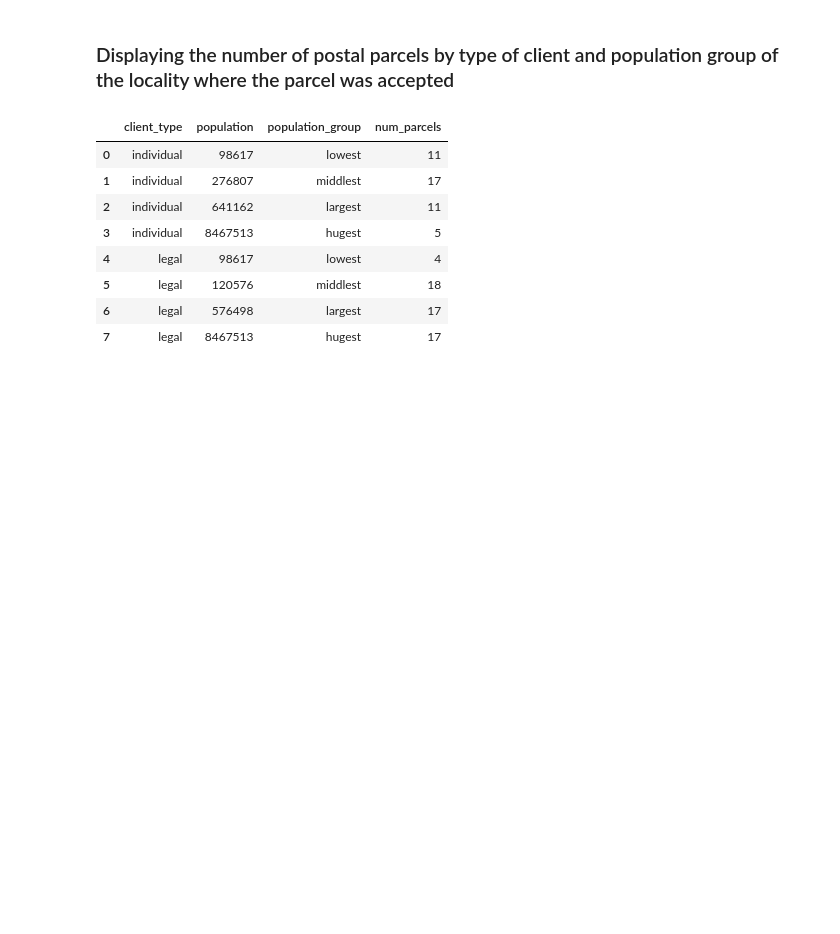
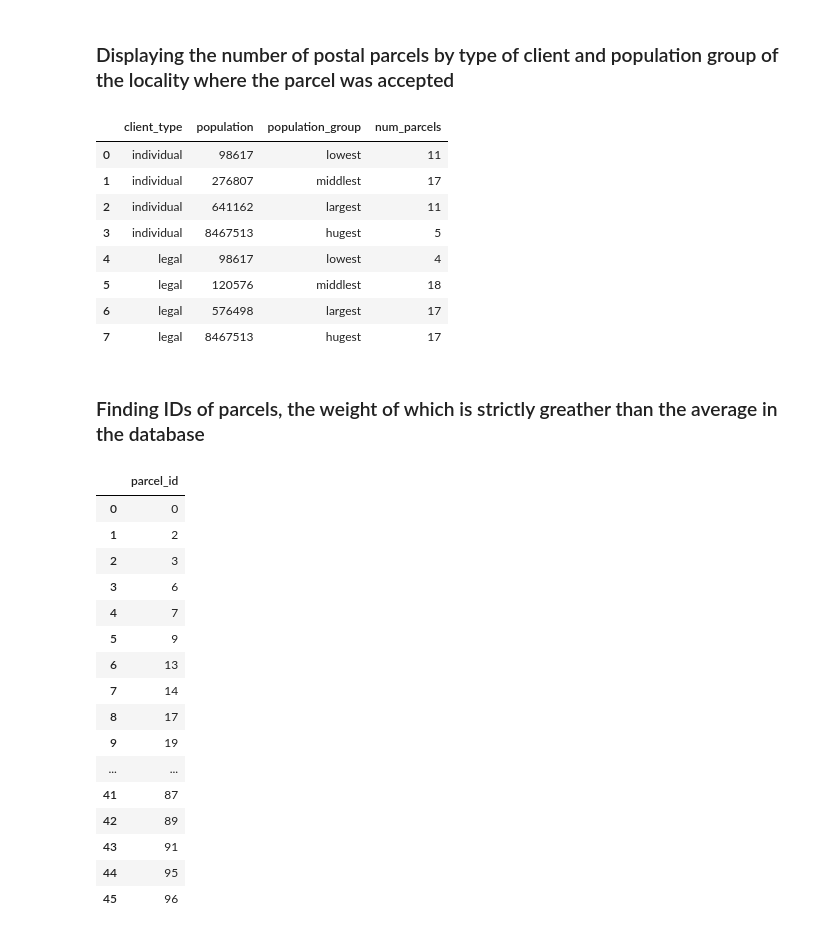
Before and after one commit to BernartGuddiny/postal_parcels, a Jupyter notebook: project_percels.ipynb, the cells around one changed output. Drawn from its saved outputs; the diff is of its cells as text; code cells hidden in the pictures; blank space fills up the shorter version.

```diff
--- a/project_percels.ipynb
+++ b/project_percels.ipynb
@@ -274,3 +274,30 @@ select(sql)
 | 5 | legal | 120576 | middlest | 18 |
 | 6 | legal | 576498 | largest | 17 |
 | 7 | legal | 8467513 | hugest | 17 |
+# %% [markdown]
+### Finding IDs of parcels, the weight of which is strictly greather than the average in the database
+# %%
+sql = ''' select parcel_id
+          from parcel_aggr
+          where weight > (select avg(weight) as weight_avg
+                          from parcel_aggr) '''
+
+select(sql)
+# %% [output]
+|  | parcel_id |
+| 0 | 0 |
+| 1 | 2 |
+| 2 | 3 |
+| 3 | 6 |
+| 4 | 7 |
+| 5 | 9 |
+| 6 | 13 |
+| 7 | 14 |
+| 8 | 17 |
+| 9 | 19 |
+| ... | ... |
+| 41 | 87 |
+| 42 | 89 |
+| 43 | 91 |
+| 44 | 95 |
+| 45 | 96 |
```
Also changed, not shown: 1 other file.
